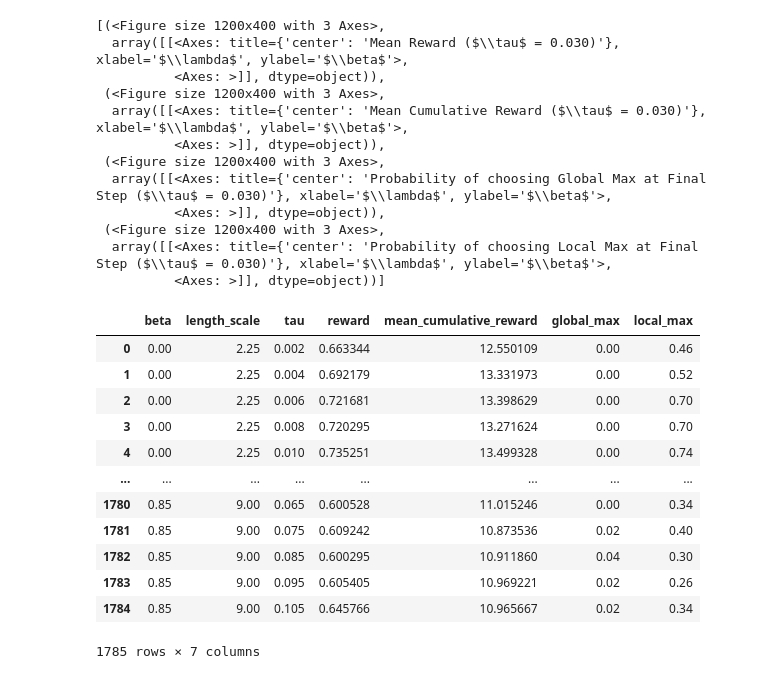
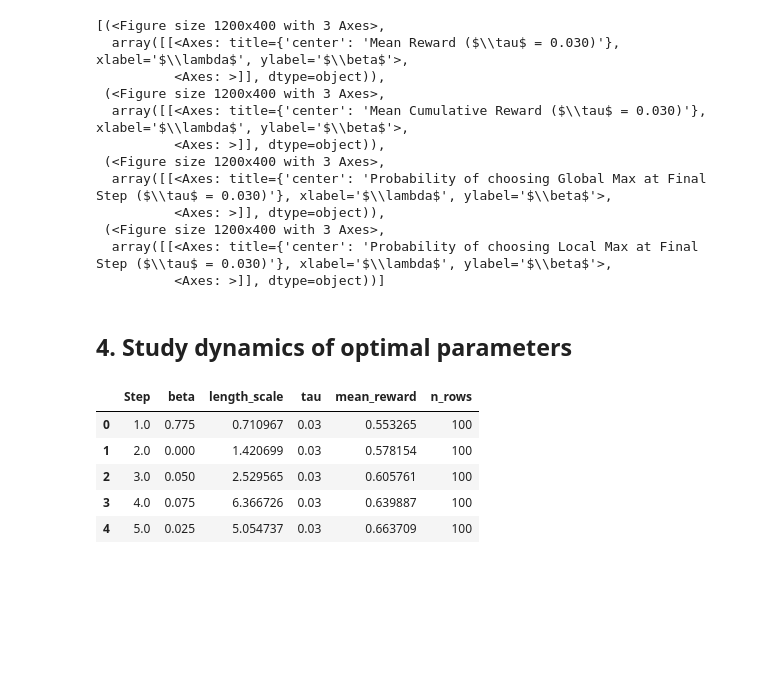
Before and after one commit to vagechirkov/Spatial-MAB-taboo, a Jupyter notebook: notebooks/single_agent_simulations.ipynb, the cells around one changed output. Cells and saved outputs as stored; diff of their text form; code cells hidden in the pictures; blank space fills up the shorter version.

```diff
--- a/notebooks/single_agent_simulations.ipynb
+++ b/notebooks/single_agent_simulations.ipynb
@@ -645,19 +645,5 @@ plot_metric_suite_by_lambda(
  (<Figure size 1200x400 with 3 Axes>,
   array([[<Axes: title={'center': 'Probability of choosing Local Max at Final Step ($\\tau$ = 0.030)'}, xlabel='$\\lambda$', ylabel='$\\beta$'>,
           <Axes: >]], dtype=object))]
-# %%
-summary_df
-# %% [output]
-|  | beta | length_scale | tau | reward | mean_cumulative_reward | global_max | local_max |
-| 0 | 0.00 | 2.25 | 0.002 | 0.663344 | 12.550109 | 0.00 | 0.46 |
-| 1 | 0.00 | 2.25 | 0.004 | 0.692179 | 13.331973 | 0.00 | 0.52 |
-| 2 | 0.00 | 2.25 | 0.006 | 0.721681 | 13.398629 | 0.00 | 0.70 |
-| 3 | 0.00 | 2.25 | 0.008 | 0.720295 | 13.271624 | 0.00 | 0.70 |
-| 4 | 0.00 | 2.25 | 0.010 | 0.735251 | 13.499328 | 0.00 | 0.74 |
-| ... | ... | ... | ... | ... | ... | ... | ... |
-| 1780 | 0.85 | 9.00 | 0.065 | 0.600528 | 11.015246 | 0.00 | 0.34 |
-| 1781 | 0.85 | 9.00 | 0.075 | 0.609242 | 10.873536 | 0.02 | 0.40 |
-| 1782 | 0.85 | 9.00 | 0.085 | 0.600295 | 10.911860 | 0.04 | 0.30 |
-| 1783 | 0.85 | 9.00 | 0.095 | 0.605405 | 10.969221 | 0.02 | 0.26 |
-| 1784 | 0.85 | 9.00 | 0.105 | 0.645766 | 10.965667 | 0.02 | 0.34 |
-1785 rows × 7 columns
+# %% [markdown]
+## 4. Study dynamics of optimal parameters
@@ -663,0 +785,10 @@ summary_df
+# %%
+best_by_step = pd.read_csv('../parameter_sweeps/monadic_300_best_params_by_step_for_cum_reward_tau_03.csv')
+best_by_step.head()
+# %% [output]
+|  | Step | beta | length_scale | tau | mean_reward | n_rows |
+| 0 | 1.0 | 0.775 | 0.710967 | 0.03 | 0.553265 | 100 |
+| 1 | 2.0 | 0.000 | 1.420699 | 0.03 | 0.578154 | 100 |
+| 2 | 3.0 | 0.050 | 2.529565 | 0.03 | 0.605761 | 100 |
+| 3 | 4.0 | 0.075 | 6.366726 | 0.03 | 0.639887 | 100 |
+| 4 | 5.0 | 0.025 | 5.054737 | 0.03 | 0.663709 | 100 |
```
Also changed, not shown: parts of 4 cells of this notebook.
